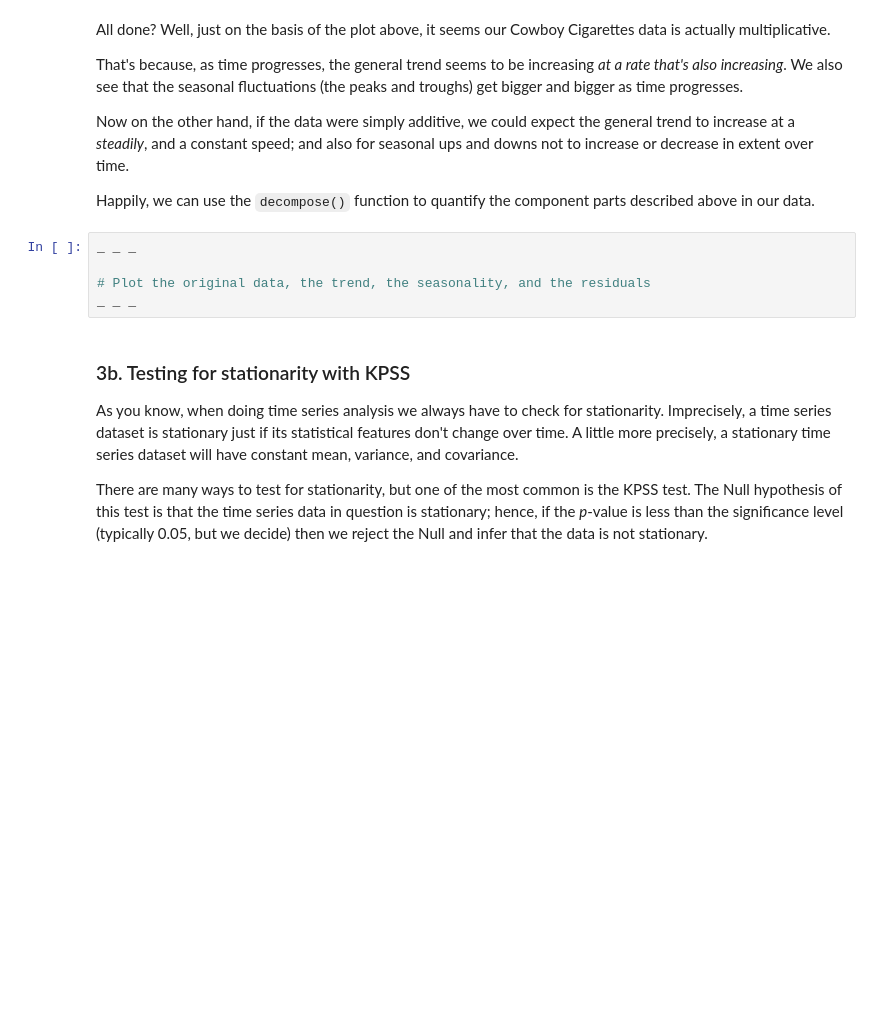
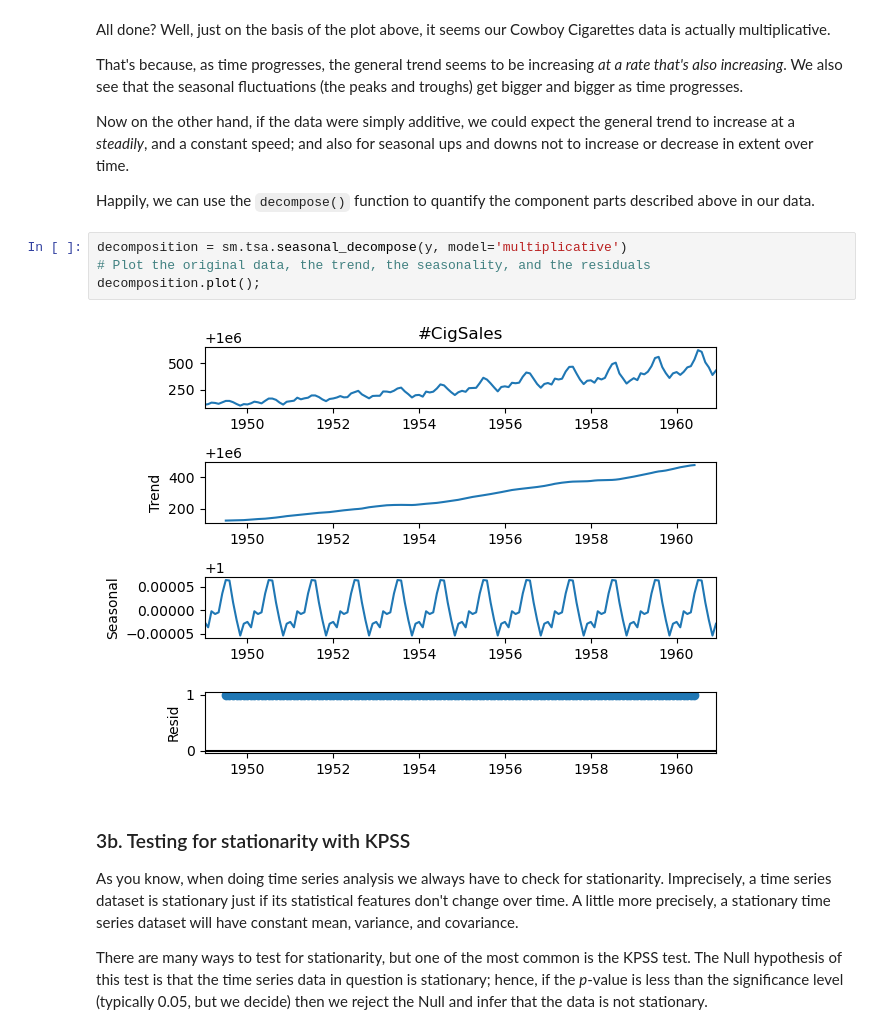
Before and after one commit to tennisvs/Springboard, a Jupyter notebook: Homework/Cowboys&CigrettesCaseStudy/Cowboy Cigarettes Case Study - Tier 3.ipynb, the cells around one changed output. Cells and saved outputs as stored; diff of their text form; blank space fills up the shorter version.

```diff
--- a/Homework/Cowboys&CigrettesCaseStudy/Cowboy Cigarettes Case Study - Tier 3.ipynb
+++ b/Homework/Cowboys&CigrettesCaseStudy/Cowboy Cigarettes Case Study - Tier 3.ipynb
@@ -192,10 +208,11 @@ Now on the other hand, if the data were simply additive, we could expect the gen
 
 Happily, we can use the `decompose()` function to quantify the component parts described above in our data.
 # %%
-_ _ _
-
+decomposition = sm.tsa.seasonal_decompose(y, model='multiplicative')
 # Plot the original data, the trend, the seasonality, and the residuals
-_ _ _
+decomposition.plot();
+# %% [output]
+[figure, added]
 # %% [markdown]
 ### 3b. Testing for stationarity with KPSS
 As you know, when doing time series analysis we always have to check for stationarity. Imprecisely, a time series dataset is stationary just if its statistical features don't change over time. A little more precisely, a stationary time series dataset will have constant mean, variance, and covariance.
```
Also changed, not shown: parts of 22 cells of this notebook.
